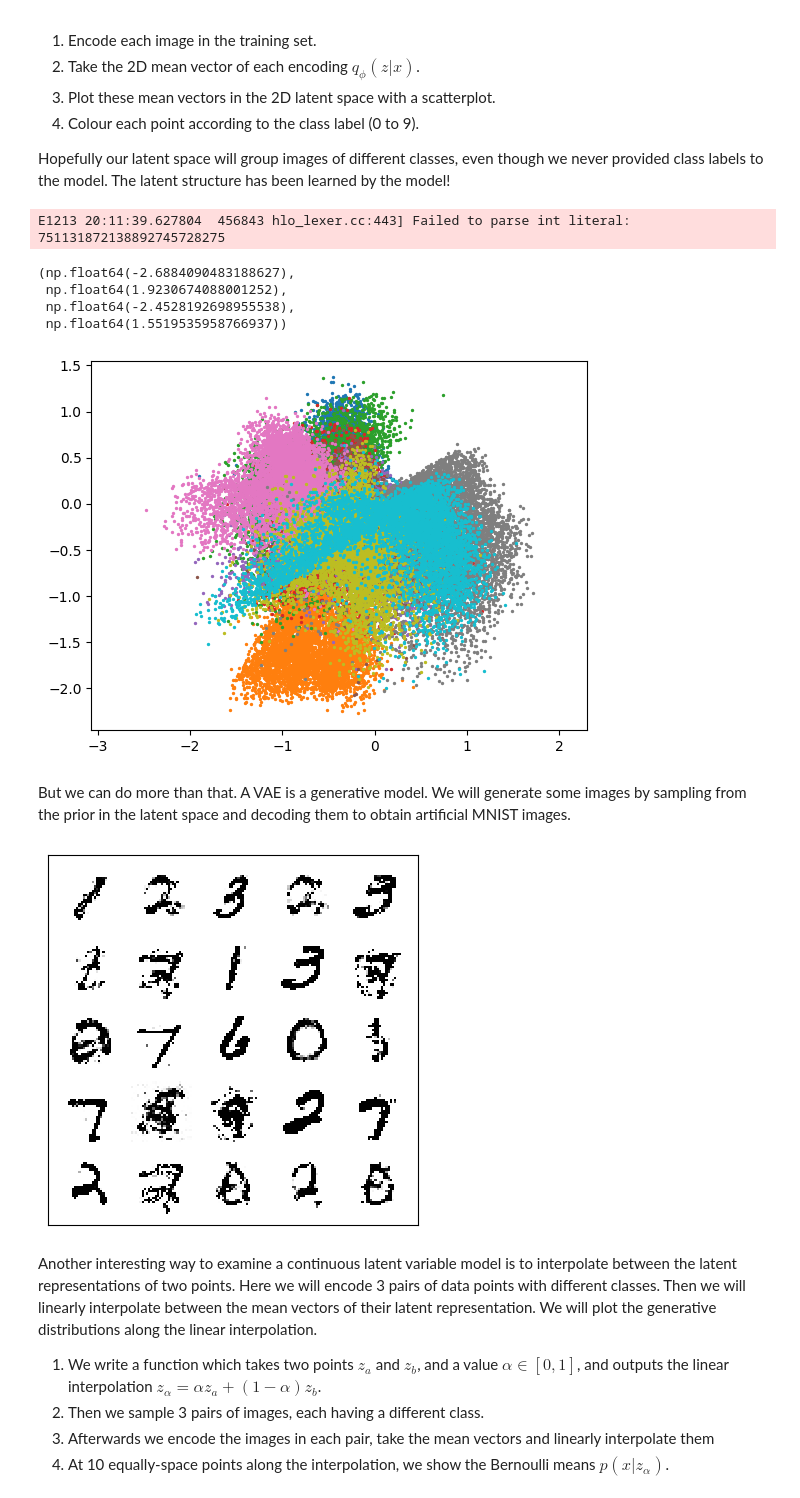
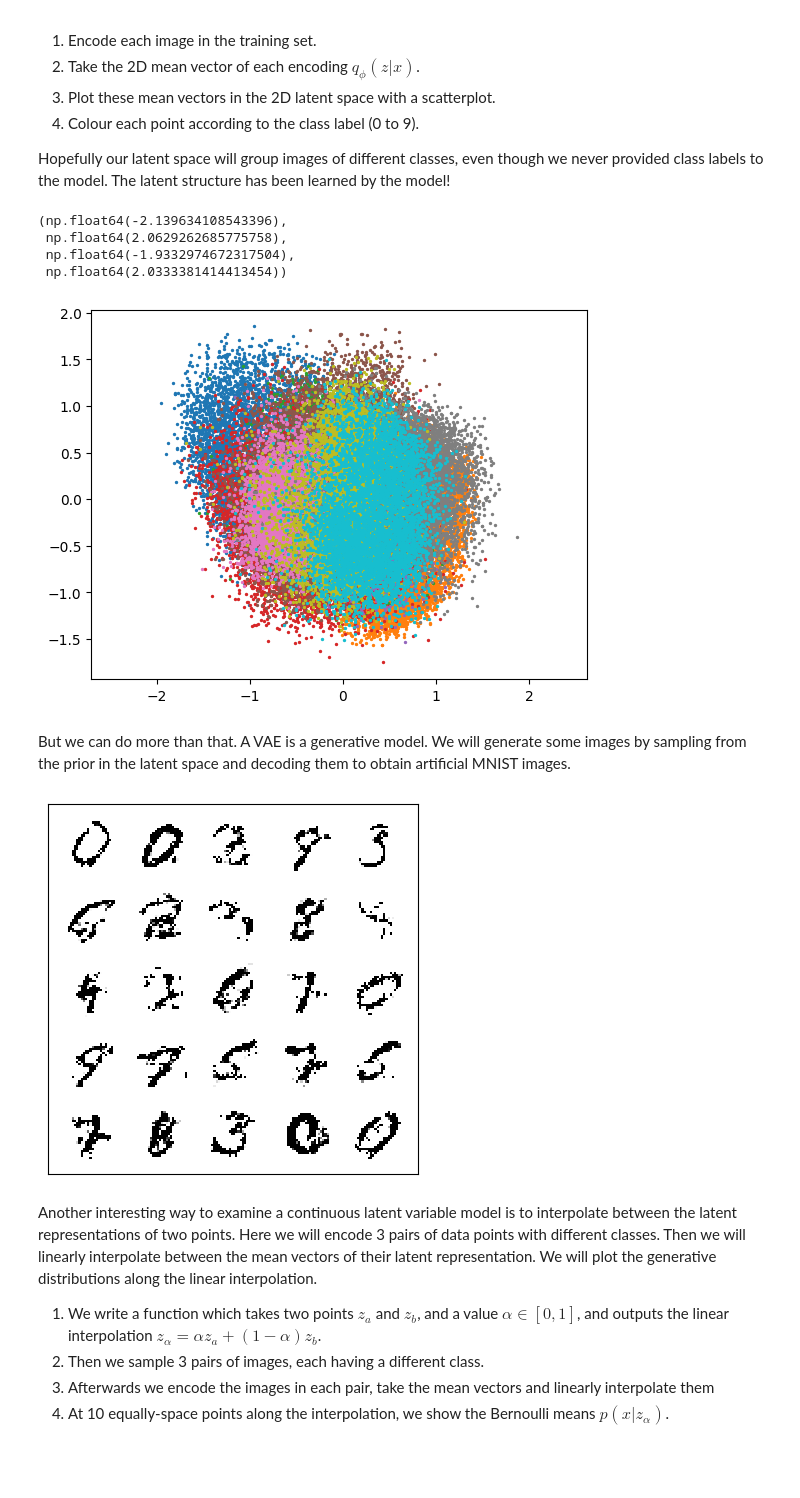
Before and after one commit to mustass/identifiable-latent-metric-space, a Jupyter notebook: notebooks/vae-mnist-jax.ipynb, the cells around one changed output. Saved outputs shown, nothing was run; the diff lists cells and outputs as text; code cells hidden in the pictures; blank space fills up the shorter version.

```diff
--- a/notebooks/vae-mnist-jax.ipynb
+++ b/notebooks/vae-mnist-jax.ipynb
@@ -181,11 +183,9 @@ The neural network $f_\theta$ is called the decoder, and its parameters $\theta$
 After each hundert iterations, we report the Evidence Lower Bound.
 # %%
 # Define a VAE for the MNIST dataset
-import jax.numpy as jnp
-from jax.scipy.integrate import trapezoid
 
 data_dimension = 28*28
-latent_dimension = 2
+latent_dimension =4
 key = random.PRNGKey(0)
 
 class RecognitionNet(nn.Module):
@@ -203,58 +203,34 @@ class Decoder(nn.Module):
   @nn.compact
   def __call__(self, x):
     x = nn.Dense(features=150)(x)
-    x = nn.relu(x)
+    x = nn.gelu(x)
     x = nn.Dense(features=100)(x)
-    x = nn.relu(x)
-    x = nn.Dense(features=100)(x)   # Output logit of Ber(x|z)
-    x = nn.relu(x)
-    x = nn.Dense(features=data_dimension*latent_dimension)(x)   # Output logit of Ber(x|z)
-    return x.reshape((data_dimension, latent_dimension))
+    x = nn.gelu(x)
+    x = nn.Dense(features=data_dimension)(x)   # Output logit of Ber(x|z)
+    return x
 
 x_rand = random.normal(key, (data_dimension,))
 z_rand = random.normal(key, (latent_dimension,))
 init_recognition_params = RecognitionNet().init(key, x_rand)
 init_decoder_params = Decoder().init(key, z_rand)
 
-@jit
-def nn_dynamics_general(time, params, x0,x):
-  c = x0*(1-time) + x * time
-  c_prime = x - x0
-  jacobian = Decoder().apply(params,c)
-  result = jacobian @ c_prime
-  return result
-
-@jit
-def odenet(params, input):
-  y0 = mean_image
-  steps = 2500
-  start_and_end_times = jnp.linspace(0.0, 1.0, steps)
-  nn_dynamics = partial(nn_dynamics_general, x0=jnp.array([0.]*latent_dimension), x=input, params=params)
-  ys = vmap(nn_dynamics)(start_and_end_times)
-  result = trapezoid(ys, dx=1/steps, axis=0)
-  out = y0+result
-  return out
-
-
 # Set up log likelihood function.
 def bernoulli_logpdf(logits, x):
   return -np.sum(np.logaddexp(0., np.where(x, -1., 1.) * logits))   # Bernoulli log pdf of data x given logits
 
 def log_likelihood(decoder_params, latent, datapoint):
-  logits = odenet(decoder_params, latent)
+  logits = Decoder().apply(decoder_params, latent)
   return bernoulli_logpdf(logits, datapoint)
 
 def log_joint(decoder_params, latent, datapoint):
   return log_likelihood(decoder_params, latent, datapoint) + log_prior(latent)
 
 # Run optimization
-n_iters = 15000
-minibatch_size = 64
+n_iters = 12000
+minibatch_size = 200
 optimizer = optax.adam(learning_rate=1e-3)
 params = (init_recognition_params, init_decoder_params)
 opt_state = optimizer.init(params)
-
-
 
 @jax.jit
 def objective(params, t):  # The loss function to be minimized.
@@ -324,28 +300,27 @@ for k in range(10):
 
 plt.axis("equal")
 # %% [output]
-E1213 20:11:39.627804  456843 hlo_lexer.cc:443] Failed to parse int literal: 751131872138892745728275
+(np.float64(-2.139634108543396),
+ np.float64(2.0629262685775758),
+ np.float64(-1.9332974672317504),
+ np.float64(2.0333381414413454))
-(np.float64(-2.6884090483188627),
- np.float64(1.9230674088001252),
- np.float64(-2.4528192698955538),
- np.float64(1.5519535958766937))
-[figure, old version]
+[figure, new version]
 # %% [markdown]
 But we can do more than that. A VAE is a generative model. We will generate some images by sampling from the prior in the latent space and decoding them to obtain artificial MNIST images.
 # %%
 # Sample data from the trained generative model to see if it roughly matches the data.
 
 def sigmoid(x):
   return 0.5 * (np.tanh(x) + 1.0)
 
 recognition_params, decoder_params = params
 n_samples = 25
 sampled_zs = jax.random.normal(key, shape=(n_samples,latent_dimension)) # sample from prior on z.
-vdecoder = vmap(odenet, in_axes=(None, 0))
+vdecoder = vmap(Decoder().apply, in_axes=(None, 0))
 bernoulli_means = sigmoid(vdecoder(decoder_params, sampled_zs)) # call decoder, and map logits to probabilities.
 plot_images(bernoulli_means)
 # %% [output]
-[figure, old version]
+[figure, new version]
 # %% [markdown]
 Another interesting way to examine a continuous latent variable model is to interpolate between the latent representations of two points. Here we will encode 3 pairs of data points with different classes. Then we will linearly interpolate between the mean vectors of their latent representation. We will plot the generative distributions along the linear interpolation.
 
```
Also changed, not shown: parts of 14 cells of this notebook, 29 other files.
